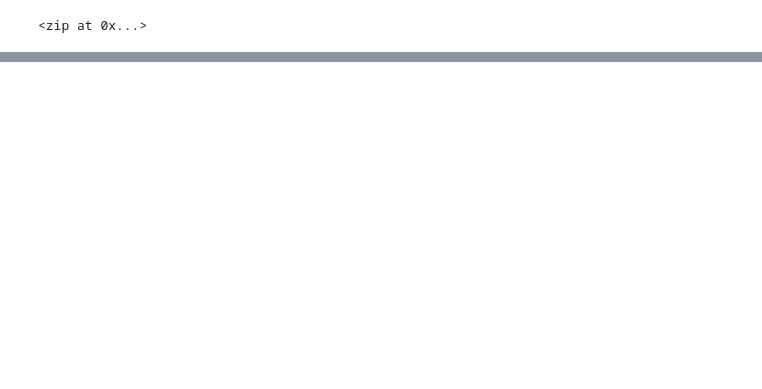
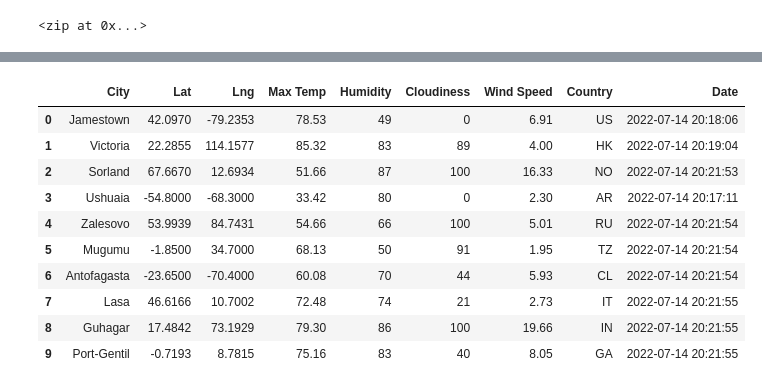
Before and after one commit to MattRiley78/World_Weather_Analysis, a Jupyter notebook: WeatherPy.ipynb, the cells around one changed output, grey strips where cells are left out. Saved outputs shown, nothing was run; the diff lists cells and outputs as text; code cells hidden in the pictures; blank space fills up the shorter version.

```diff
--- a/WeatherPy.ipynb
+++ b/WeatherPy.ipynb
@@ -32,0 +125,16 @@ len(cities)
+# %%
+# Convert the array of dictionaries to a Pandas DataFrame.
+city_data_df = pd.DataFrame(city_data)
+city_data_df.head(10)
+# %% [output]
+|  | City | Lat | Lng | Max Temp | Humidity | Cloudiness | Wind Speed | Country | Date |
+| 0 | Jamestown | 42.0970 | -79.2353 | 78.53 | 49 | 0 | 6.91 | US | 2022-07-14 20:18:06 |
+| 1 | Victoria | 22.2855 | 114.1577 | 85.32 | 83 | 89 | 4.00 | HK | 2022-07-14 20:19:04 |
+| 2 | Sorland | 67.6670 | 12.6934 | 51.66 | 87 | 100 | 16.33 | NO | 2022-07-14 20:21:53 |
+| 3 | Ushuaia | -54.8000 | -68.3000 | 33.42 | 80 | 0 | 2.30 | AR | 2022-07-14 20:17:11 |
+| 4 | Zalesovo | 53.9939 | 84.7431 | 54.66 | 66 | 100 | 5.01 | RU | 2022-07-14 20:21:54 |
+| 5 | Mugumu | -1.8500 | 34.7000 | 68.13 | 50 | 91 | 1.95 | TZ | 2022-07-14 20:21:54 |
+| 6 | Antofagasta | -23.6500 | -70.4000 | 60.08 | 70 | 44 | 5.93 | CL | 2022-07-14 20:21:54 |
+| 7 | Lasa | 46.6166 | 10.7002 | 72.48 | 74 | 21 | 2.73 | IT | 2022-07-14 20:21:55 |
+| 8 | Guhagar | 17.4842 | 73.1929 | 79.30 | 86 | 100 | 19.66 | IN | 2022-07-14 20:21:55 |
+| 9 | Port-Gentil | -0.7193 | 8.7815 | 75.16 | 83 | 40 | 8.05 | GA | 2022-07-14 20:21:55 |
```
Also changed, not shown: parts of 6 cells of this notebook, 3 other files.
